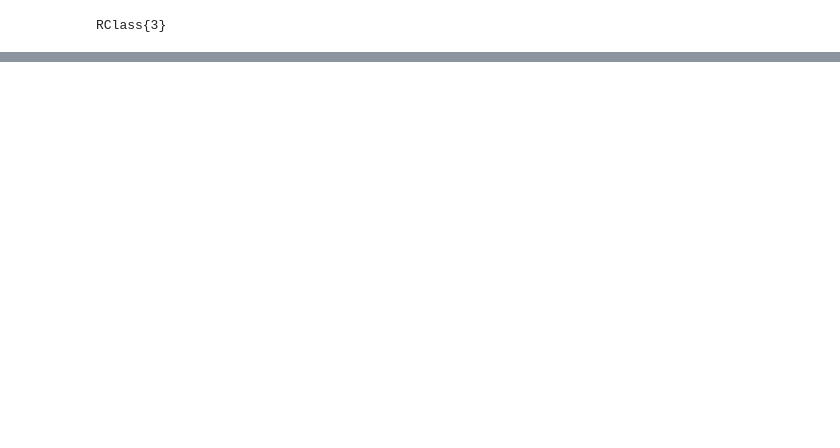
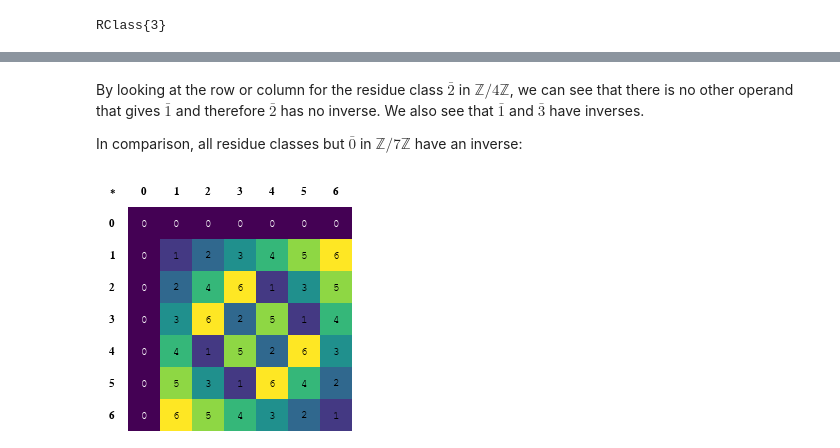
Before and after one commit to internaut/learningjulia, a Jupyter notebook: residueclasses/residueclasses.ipynb, the cells around one changed output, grey strips where cells are left out. Drawn from its saved outputs; the diff is of its cells as text; code cells hidden in the pictures; blank space fills up the shorter version.

```diff
--- a/residueclasses/residueclasses.ipynb
+++ b/residueclasses/residueclasses.ipynb
@@ -30,0 +135,8 @@ visualize_table(8, *)
+# %% [markdown]
+By looking at the row or column for the residue class $\bar 2$ in $\mathbb Z/4\mathbb Z$, we can see that there is no other operand that gives $\bar 1$ and therefore $\bar 2$ has no inverse. We also see that $\bar 1$ and $\bar 3$ have inverses.
+
+In comparison, all residue classes but $\bar 0$ in $\mathbb Z/7\mathbb Z$ have an inverse:
+# %%
+visualize_table(7, *)
+# %% [output]
+[figure, added]
```
Also changed, not shown: parts of 40 cells of this notebook.
